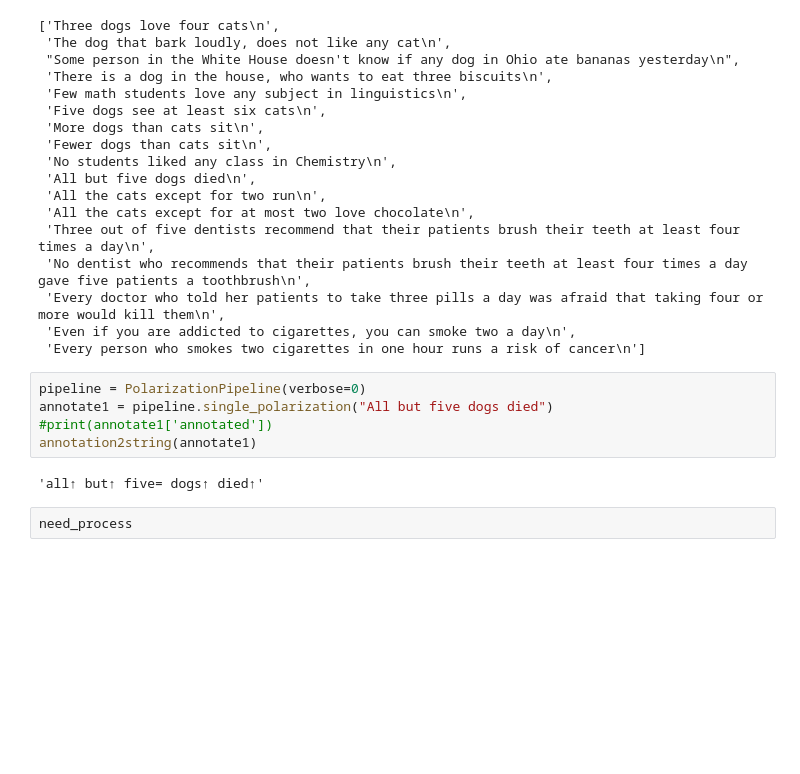
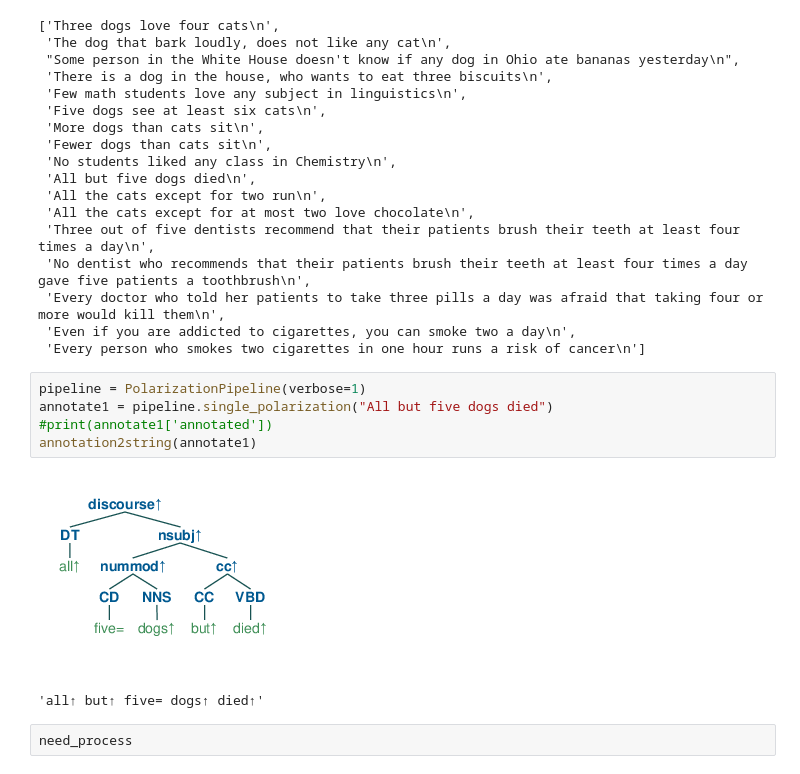
Before and after one commit to eric11eca/NeuralLog, a Jupyter notebook: src/Udep2Mono.ipynb, the cells around one changed output. Drawn from its saved outputs; the diff is of its cells as text; blank space fills up the shorter version.

Commit message:
add rsyntaxtree visualization

```diff
--- a/src/Udep2Mono.ipynb
+++ b/src/Udep2Mono.ipynb
@@ -1209,11 +1214,12 @@ incorrect
  'Even if you are addicted to cigarettes, you can smoke two a day\n',
  'Every person who smokes two cigarettes in one hour runs a risk of cancer\n']
 # %%
-pipeline = PolarizationPipeline(verbose=0)
+pipeline = PolarizationPipeline(verbose=1)
 annotate1 = pipeline.single_polarization("All but five dogs died")
 #print(annotate1['annotated'])
 annotation2string(annotate1)
 # %% [output]
+[figure, added]
 'all↑ but↑ five= dogs↑ died↑'
 # %%
 need_process
```
Also changed, not shown: parts of 3 cells of this notebook.
